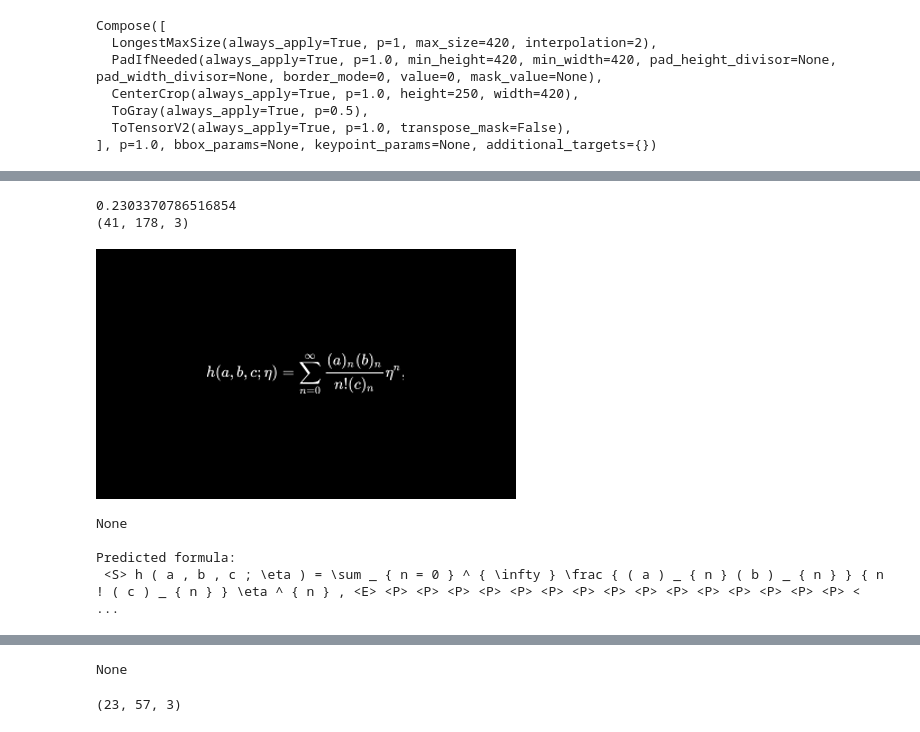
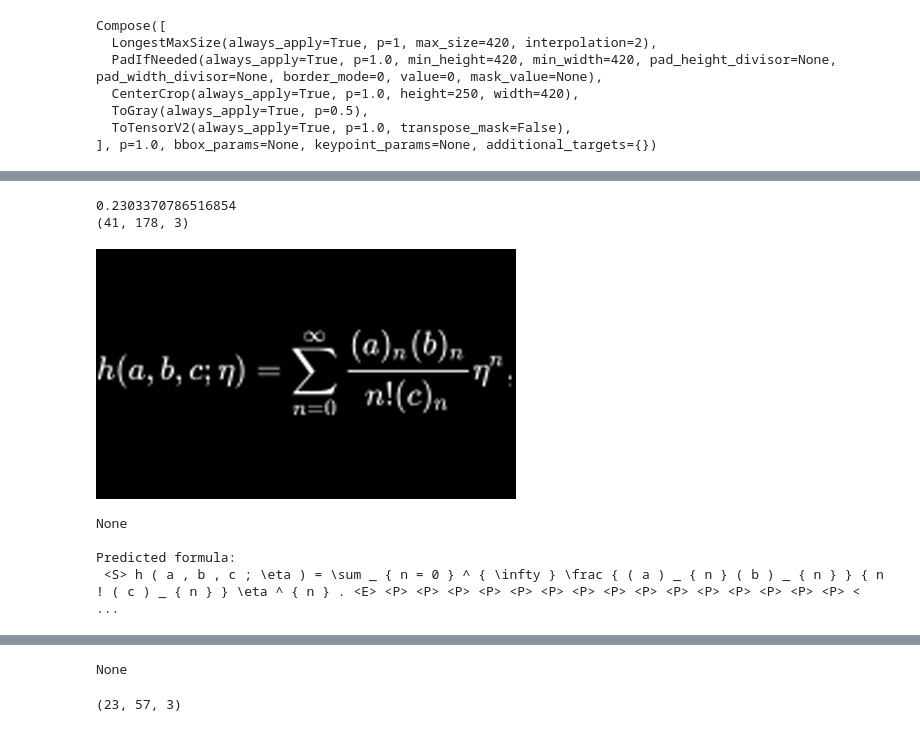
Before and after one commit to gmarus777/image-to-tex-OCR, a Jupyter notebook: Jupyter_Notebooks/LOCAL_INFERENCE.ipynb, the cells around one changed output, grey strips where cells are left out. Saved outputs shown, nothing was run; the diff lists cells and outputs as text; code cells hidden in the pictures.

```diff
--- a/Jupyter_Notebooks/LOCAL_INFERENCE.ipynb
+++ b/Jupyter_Notebooks/LOCAL_INFERENCE.ipynb
@@ -359,36 +359,36 @@ if non_zero:
     bottom = positions[0].max()
     left = positions[1].min()
     right = positions[1].max()
 
     my_image = cv2.rectangle(my_image, (left, top), (right, bottom), (0,0,0), 0)
 
 h,w,c = my_image.shape
 aspect = h/w
 print(h/w)
 
 if w>1200:
     new_w = 1000
     new_h = int(new_w*aspect)
     my_image= cv2.resize(my_image, (new_w, new_h), interpolation= cv2.INTER_AREA)
 
 
 print(my_image.shape)
 
 
-my_image_tensor = dataset.image_transform_test_small(image=np.array(my_image))['image'][:1]
+my_image_tensor = dataset.image_transform_test(image=np.array(my_image))['image'][:1]
 print(display(transform(my_image_tensor)))
 
 print('\nPredicted formula:')
 with torch.no_grad():
     model.eval()
     my_prediction =  model.predict(my_image_tensor.unsqueeze(0).to(dev))
 print(token_to_strings(my_prediction))
 print(display(Math(token_to_strings(my_prediction))))
 # %% [output]
 0.2303370786516854
 (41, 178, 3)
-[figure, old version]
+[figure, new version]
 None
 
 Predicted formula:
- <S> h ( a , b , c ; \eta ) = \sum _ { n = 0 } ^ { \infty } \frac { ( a ) _ { n } ( b ) _ { n } } { n ! ( c ) _ { n } } \eta ^ { n } , <E> <P> <P> <P> <P> <P> <P> <P> <P> <P> <P> <P> <P> <P> <P> <P> < ...
+ <S> h ( a , b , c ; \eta ) = \sum _ { n = 0 } ^ { \infty } \frac { ( a ) _ { n } ( b ) _ { n } } { n ! ( c ) _ { n } } \eta ^ { n } . <E> <P> <P> <P> <P> <P> <P> <P> <P> <P> <P> <P> <P> <P> <P> <P> < ...
```
Also changed, not shown: parts of 14 cells of this notebook, 2 other files.
